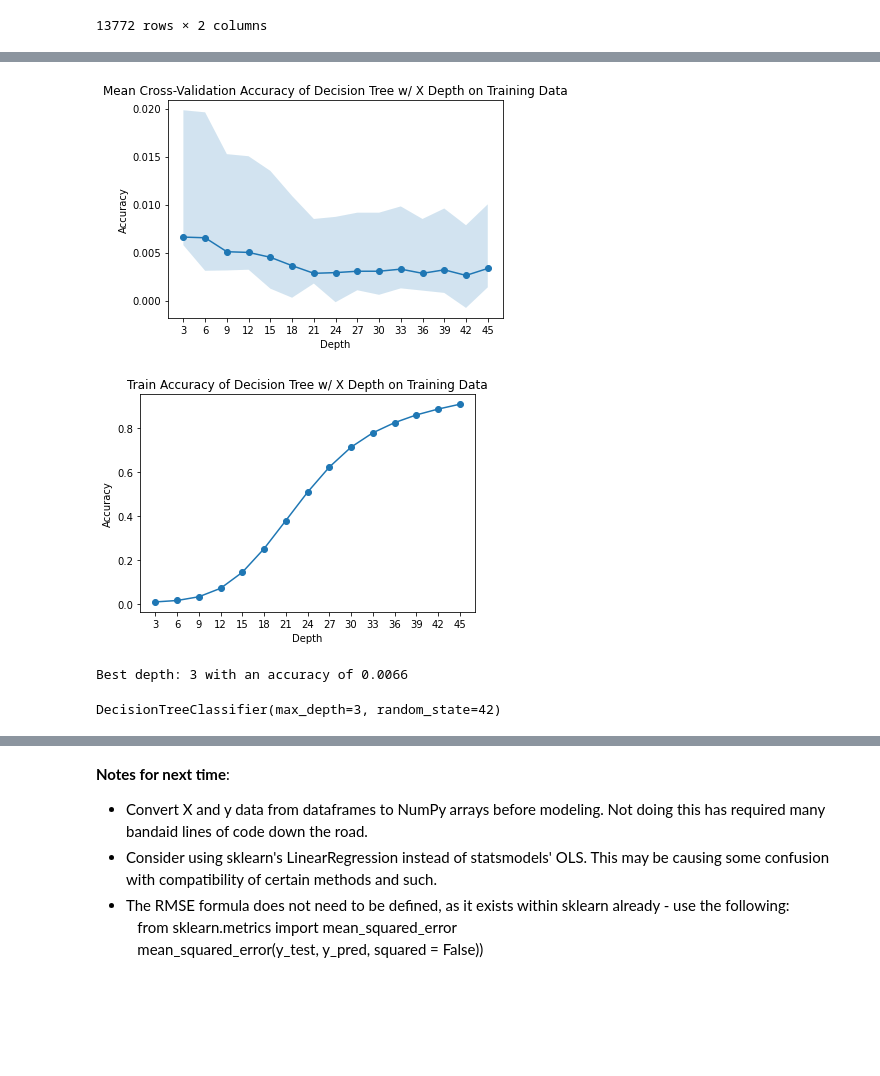
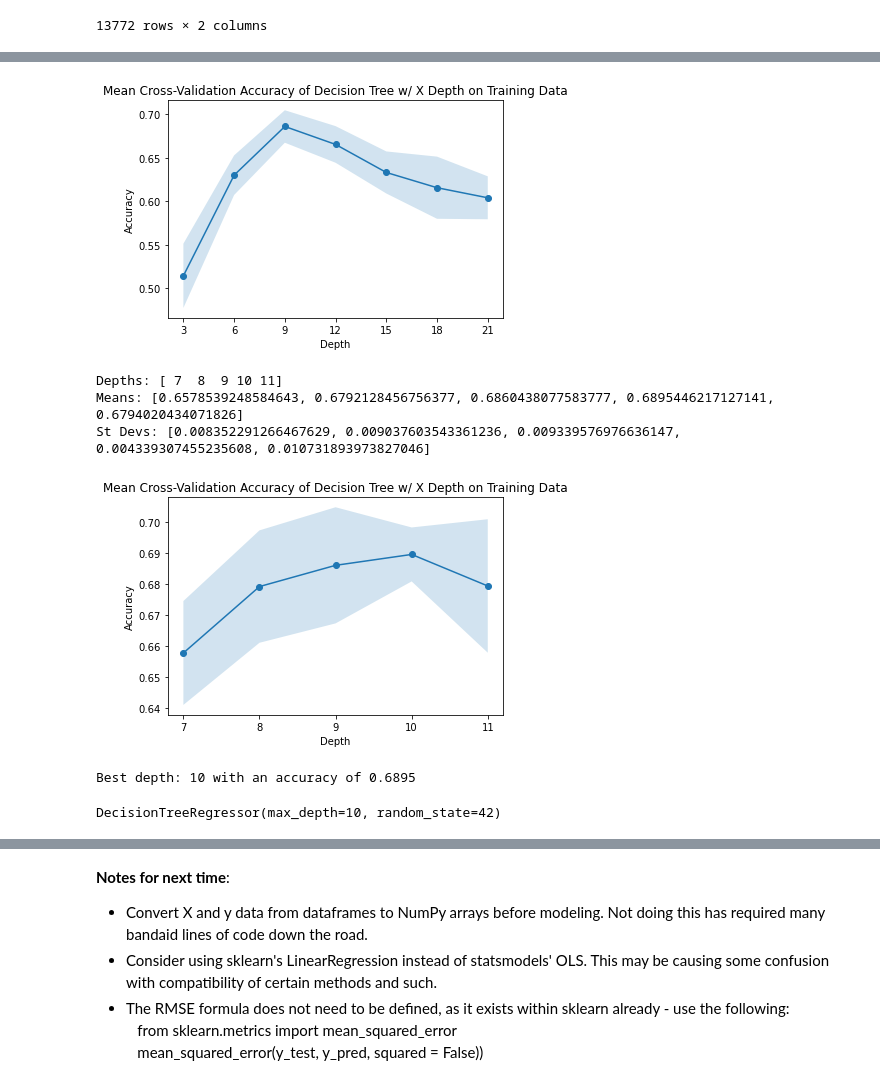
Before and after one commit to danielpickett369/Springboard-Capstone-2, a Jupyter notebook: Capstone 2, Step 5.ipynb, the cells around one changed output, grey strips where cells are left out. Cells and saved outputs as stored; diff of their text form; code cells hidden in the pictures; blank space fills up the shorter version.

```diff
--- a/Capstone 2, Step 5.ipynb
+++ b/Capstone 2, Step 5.ipynb
@@ -845,6 +968,8 @@ X_train_knn_selectKbest
 # %%
 # Build the algorithm.
 
-knn_selectKbest = KNeighborsClassifier(neighbors_num)
+neighbors_num_selectKbest = list(knn_final_cv_selectKbest.best_params_.values())[0]
+
+knn_selectKbest = KNeighborsRegressor(neighbors_num_selectKbest)
 knn_selectKbest.fit(X_train_knn_selectKbest, y_train)
 # %% [output]
@@ -942,10 +1036,0 @@ __7th model__: Create a decision tree with a depth of X as determined via GridSe
-# %%
-# TESTING - DELETE LATER
-
-dectree = DecisionTreeClassifier(criterion = 'gini', max_depth = 3, random_state = 42)
-cv_scores = cross_val_score(dectree, X_train, y_train, cv = 5, scoring = 'accuracy')
-dectree_results = dectree.fit(X_train, y_train)
-dectree_score = dectree_results.score(X_train, y_train)
-dectree_score_test = dectree_results.score(X_test, y_test)
-print(str(dectree_score))
-print(str(dectree_score_test))
@@ -972,34 +1067,66 @@ for depth in depths_neighborhood:
 # %%
 plt.plot(depths_neighborhood, cv_scores_mean_neighborhood, marker = 'o')
-plt.fill_between(depths_neighborhood, np.array(cv_scores_mean_neighborhood) - 2 * np.array(cv_scores_std_neighborhood), np.array(cv_scores_mean_neighborhood) + 2 * np.array(cv_scores_mean_neighborhood), alpha = .2)
+plt.fill_between(depths_neighborhood, np.array(cv_scores_mean_neighborhood) - 2 * np.array(cv_scores_std_neighborhood), np.array(cv_scores_mean_neighborhood) + 2 * np.array(cv_scores_std_neighborhood), alpha = .2)
 plt.title('Mean Cross-Validation Accuracy of Decision Tree w/ X Depth on Training Data')
 plt.xlabel('Depth')
 plt.ylabel('Accuracy')
 plt.xticks(depths_neighborhood)
 plt.show()
 # %% [output]
-[figure, old version]
+[figure, new version]
+# %%
+neighborhood_num_dectree = list(depths_neighborhood)[cv_scores_mean_neighborhood.index(max(cv_scores_mean_neighborhood))]
+
+depths_final = np.arange(neighborhood_num_dectree - 2, neighborhood_num_dectree + 3, 1)
+cv_scores_mean_final = []
+cv_scores_std_final = []
+
+for depth in depths_final:
+    dectree = DecisionTreeRegressor(criterion = 'squared_error', max_depth = depth, random_state = 42)
+    cv_scores = []
+
+    for train_index, test_index in kfold.split(X_train):
+        X_train_cv, X_test_cv = X_train.iloc[train_index], X_train.iloc[test_index]
+        y_train_cv, y_test_cv = y_train.iloc[train_index], y_train.iloc[test_index]
+        dectree_results = dectree.fit(X_train_cv, y_train_cv)
+        dectree_score = dectree_results.score(X_test_cv, y_test_cv)
+        cv_scores.append(dectree_score)
+
+    cv_scores_mean_final.append(np.mean(cv_scores))
+    cv_scores_std_final.append(np.std(cv_scores))
+
+print('Depths: ' + str(depths_final))
+print('Means: ' + str(cv_scores_mean_final))
+print('St Devs: ' + str(cv_scores_std_final))
+# %% [output]
+Depths: [ 7  8  9 10 11]
+Means: [0.6578539248584643, 0.6792128456756377, 0.6860438077583777, 0.6895446217127141, 0.6794020434071826]
+St Devs: [0.008352291266467629, 0.009037603543361236, 0.009339576976636147, 0.004339307455235608, 0.010731893973827046]
 # %%
-plt.plot(depths_neighborhood, accuracy_scores_neighborhood, marker = 'o')
-plt.title('Train Accuracy of Decision Tree w/ X Depth on Training Data')
+plt.plot(depths_final, cv_scores_mean_final, marker = 'o')
+plt.fill_between(depths_final, np.array(cv_scores_mean_final) - 2 * np.array(cv_scores_std_final), np.array(cv_scores_mean_final) + 2 * np.array(cv_scores_std_final), alpha = .2)
+plt.title('Mean Cross-Validation Accuracy of Decision Tree w/ X Depth on Training Data')
 plt.xlabel('Depth')
 plt.ylabel('Accuracy')
-plt.xticks(depths_neighborhood)
+plt.xticks(depths_final)
 plt.show()
 # %% [output]
-[figure, old version]
+[figure, new version]
 # %%
-print('Best depth: ' + str(list(depths_neighborhood)[cv_scores_mean_neighborhood.index(max(cv_scores_mean_neighborhood))])
-+ ' with an accuracy of ' + str(round(max(cv_scores_mean_neighborhood), 4)))
+best_depth = list(depths_final)[cv_scores_mean_final.index(max(cv_scores_mean_final))]
+best_accuracy = max(cv_scores_mean_final)
+
+print('Best depth: ' + str(best_depth)
++ ' with an accuracy of ' + str(round(best_accuracy, 4)))
 # %% [output]
-Best depth: 3 with an accuracy of 0.0066
+Best depth: 10 with an accuracy of 0.6895
 # %%
 # Build the algorithm.
 
-dectree = DecisionTreeClassifier(criterion = 'gini', max_depth = 3, random_state = 42)
+dectree = DecisionTreeRegressor(criterion = 'squared_error', max_depth = best_depth, random_state = 42)
 dectree.fit(X_train, y_train)
 # %% [output]
-DecisionTreeClassifier(max_depth=3, random_state=42)
+DecisionTreeRegressor(max_depth=10, random_state=42)
 # %%
 # Use the algorithm to predict median house value among the test set.
 
```
Also changed, not shown: parts of 98 cells of this notebook.
